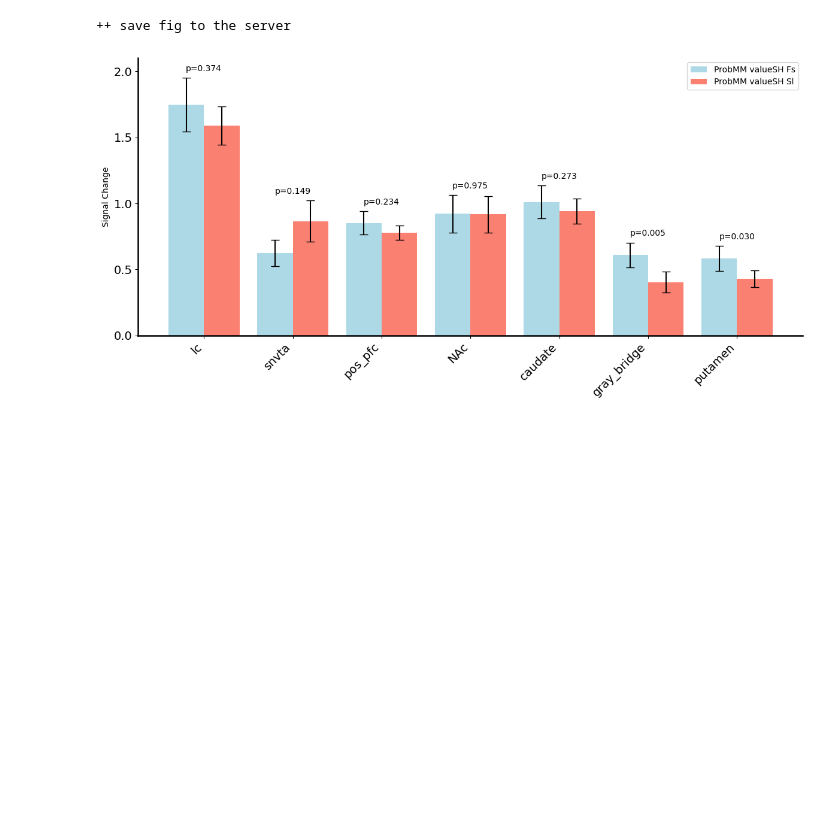
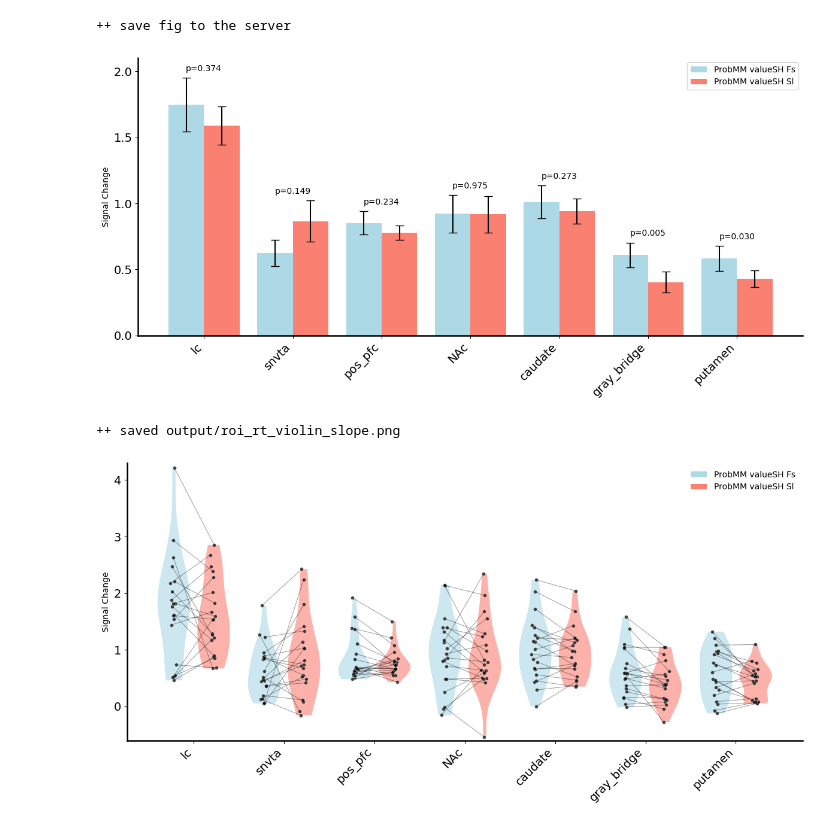
Before and after one commit to yuhuichai/LCT, a Jupyter notebook: RT_fig3.ipynb, the cells around one changed output. Drawn from its saved outputs; the diff is of its cells as text; code cells hidden in the pictures; blank space fills up the shorter version.

```diff
--- a/RT_fig3.ipynb
+++ b/RT_fig3.ipynb
@@ -38,6 +38,9 @@ all_roi_data = []
 all_roi_sem = []
 all_t_stats = []
 all_p_vals = []
+
+all_roi_fast_subject = []   # ProbMM valueSH Fs per subject
+all_roi_slow_subject = []   # ProbMM valueSH Sl per subject
 # %%
 for roi in roi_list:
     bold_mean_file = f"{stats_prefix}{roi}.1D"
@@ -58,6 +61,10 @@ for roi in roi_list:
 
         roi_mean = np.mean(roi_mean_all, axis=1)
         roi_sem = np.std(roi_mean_all, axis=1) / np.sqrt(subj_num)
+
+        # roi_mean_all shape: (2, subj_num) with rows [Fs, Sl]
+        all_roi_fast_subject.append(roi_mean_all[0, :].copy())  # NEW
+        all_roi_slow_subject.append(roi_mean_all[1, :].copy())  # NEW
 
         # Store ROI data for combined plot
         all_roi_data.append(roi_mean)
@@ -142,3 +149,68 @@ print("++ save fig to the server")
 # %% [output]
 ++ save fig to the server
 [figure]
+# %%
+# %% Violin + paired slope (Fast → Slow) for all ROIs (Fig 3 RT effect)
+import numpy as np, matplotlib.pyplot as plt
+from matplotlib.ticker import MaxNLocator
+from matplotlib.patches import Patch
+import scipy.stats as stats
+
+fig, ax = plt.subplots(figsize=(12, 6))
+x = np.arange(len(roi_list))
+offset   = 0.22        # half-distance between Fast and Slow per ROI
+vwidth   = 0.36
+JITTER_SD = 0.02
+rng = np.random.default_rng(7)
+
+fast_color, slow_color = 'lightblue', 'salmon'
+FAST_LABEL, SLOW_LABEL = coef_list[0], coef_list[1]
+
+# match your bar plot scale
+max_y = np.max(all_roi_data + all_roi_sem) + 0.15
+ax.set_ylim(-0.6, 4.3)
+
+for i in range(len(roi_list)):
+    fast = np.asarray(all_roi_fast_subject[i], float)   # Fs
+    slow = np.asarray(all_roi_slow_subject[i], float)   # Sl
+
+    # violins (background)
+    parts = ax.violinplot([fast, slow],
+                          positions=[x[i]-offset, x[i]+offset],
+                          widths=vwidth,
+                          showmeans=False, showmedians=False, showextrema=False)
+    parts['bodies'][0].set_facecolor(fast_color); parts['bodies'][0].set_alpha(0.6); parts['bodies'][0].set_edgecolor('none')
+    parts['bodies'][1].set_facecolor(slow_color); parts['bodies'][1].set_alpha(0.6); parts['bodies'][1].set_edgecolor('none')
+
+    # paired slope lines + points (same jitter on both ends per subject)
+    mask = np.isfinite(fast) & np.isfinite(slow)
+    fast, slow = fast[mask], slow[mask]
+    base = rng.normal(0, JITTER_SD, size=fast.size)
+    x_fast = x[i] - offset + base
+    x_slow = x[i] + offset + base
+
+    # lines (under dots)
+    for xf, xs, yf, ys in zip(x_fast, x_slow, fast, slow):
+        ax.plot([xf, xs], [yf, ys], color='k', alpha=0.4, lw=0.7, zorder=4)
+
+    # dots
+    ax.scatter(x_fast, fast, s=18, alpha=0.7, color='k', linewidth=0.3, edgecolor='white', zorder=5)
+    ax.scatter(x_slow, slow, s=18, alpha=0.7, color='k', linewidth=0.3, edgecolor='white', zorder=5)
+
+ax.set_xticks(x)
+ax.set_xticklabels(roi_list, rotation=45, ha='right')
+ax.set_ylabel("Signal Change")
+ax.tick_params(axis='y', labelsize=14); ax.tick_params(axis='x', labelsize=14)
+ax.yaxis.set_major_locator(MaxNLocator(5))
+ax.spines['top'].set_visible(False); ax.spines['right'].set_visible(False)
+ax.spines['left'].set_linewidth(1.8); ax.spines['bottom'].set_linewidth(1.8)
+ax.legend(handles=[Patch(facecolor=fast_color, label=FAST_LABEL),
+                   Patch(facecolor=slow_color, label=SLOW_LABEL)],
+          frameon=False, loc='upper right')
+
+plt.tight_layout()
+plt.savefig("output/roi_rt_violin_slope.png", dpi=300, bbox_inches='tight')
+print("++ saved output/roi_rt_violin_slope.png")
+# %% [output]
+++ saved output/roi_rt_violin_slope.png
+[figure, added]
```
Also changed, not shown: 4 other files.
